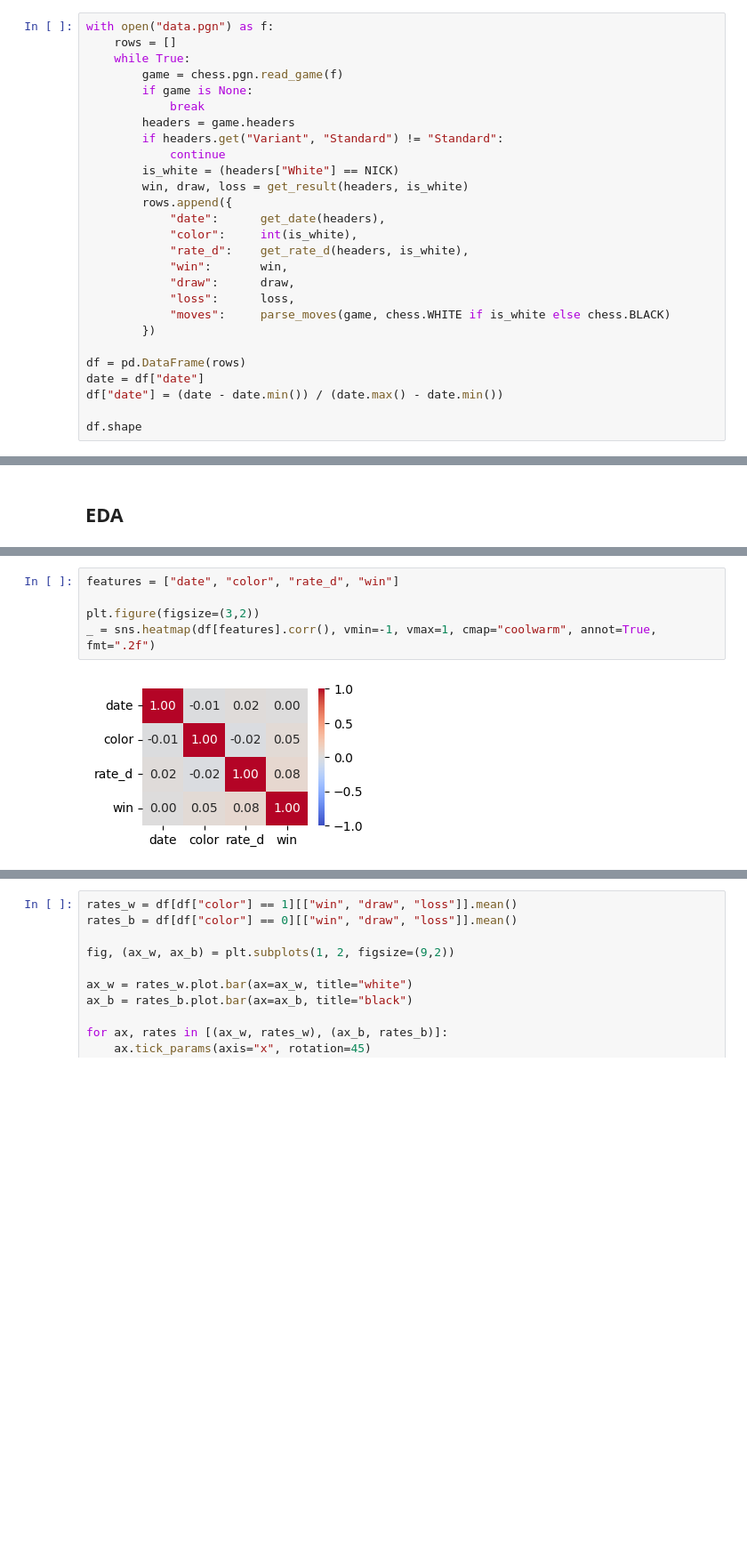
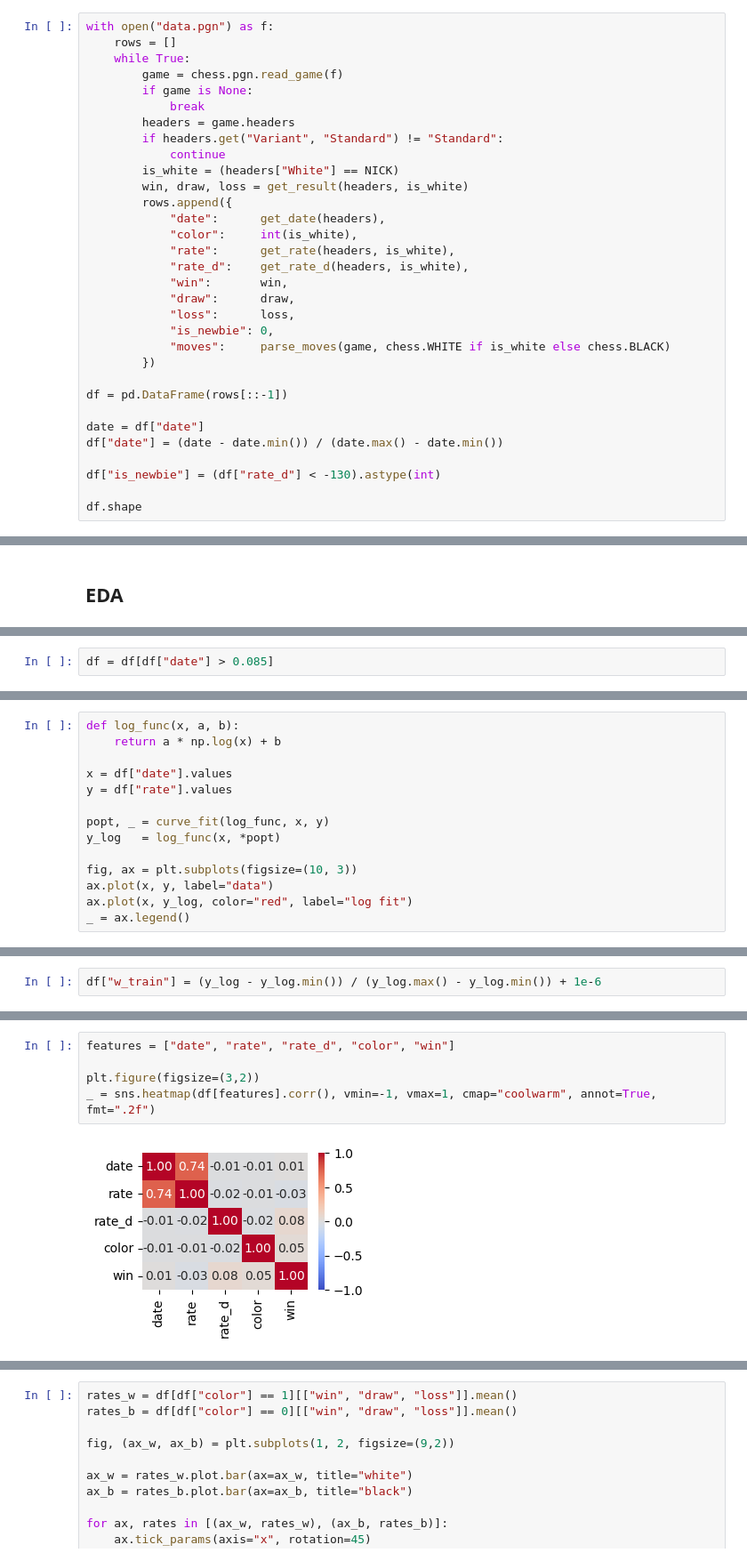
Before and after one commit to gpu-enjoyer/lichess, a Jupyter notebook: lichess.ipynb, the cells around one changed output, grey strips where cells are left out. Shown at 89% size. Cells and saved outputs as stored; diff of their text form; blank space fills up the shorter version.

Commit message:
train_w

```diff
--- a/lichess.ipynb
+++ b/lichess.ipynb
@@ -163,16 +178,21 @@ with open("data.pgn") as f:
         rows.append({
             "date":      get_date(headers),
             "color":     int(is_white),
+            "rate":      get_rate(headers, is_white),
             "rate_d":    get_rate_d(headers, is_white),
             "win":       win,
             "draw":      draw,
             "loss":      loss,
+            "is_newbie": 0,
             "moves":     parse_moves(game, chess.WHITE if is_white else chess.BLACK)
         })
 
-df = pd.DataFrame(rows)
+df = pd.DataFrame(rows[::-1])
+
 date = df["date"]
 df["date"] = (date - date.min()) / (date.max() - date.min())
 
+df["is_newbie"] = (df["rate_d"] < -130).astype(int)
+
 df.shape
 # %% [output]
@@ -191,0 +224,2 @@ pd.concat([df.head(3), df.tail(3)])
+# %%
+df = df[df["date"] > 0.085]
@@ -191,0 +228,14 @@ pd.concat([df.head(3), df.tail(3)])
+# %%
+def log_func(x, a, b):
+    return a * np.log(x) + b
+
+x = df["date"].values
+y = df["rate"].values
+
+popt, _ = curve_fit(log_func, x, y)
+y_log   = log_func(x, *popt)
+
+fig, ax = plt.subplots(figsize=(10, 3))
+ax.plot(x, y, label="data")
+ax.plot(x, y_log, color="red", label="log fit")
+_ = ax.legend()
@@ -192 +247,3 @@ pd.concat([df.head(3), df.tail(3)])
+# %%
+df["w_train"] = (y_log - y_log.min()) / (y_log.max() - y_log.min()) + 1e-6
 # %% [markdown]
@@ -194,8 +251,8 @@ pd.concat([df.head(3), df.tail(3)])
 # %%
-features = ["date", "color", "rate_d", "win"]
+features = ["date", "rate", "rate_d", "color", "win"]
 
 plt.figure(figsize=(3,2))
 _ = sns.heatmap(df[features].corr(), vmin=-1, vmax=1, cmap="coolwarm", annot=True, fmt=".2f")
 # %% [output]
-[figure, old version]
+[figure, new version]
 # %% [markdown]
```
Also changed, not shown: parts of 72 cells of this notebook.
